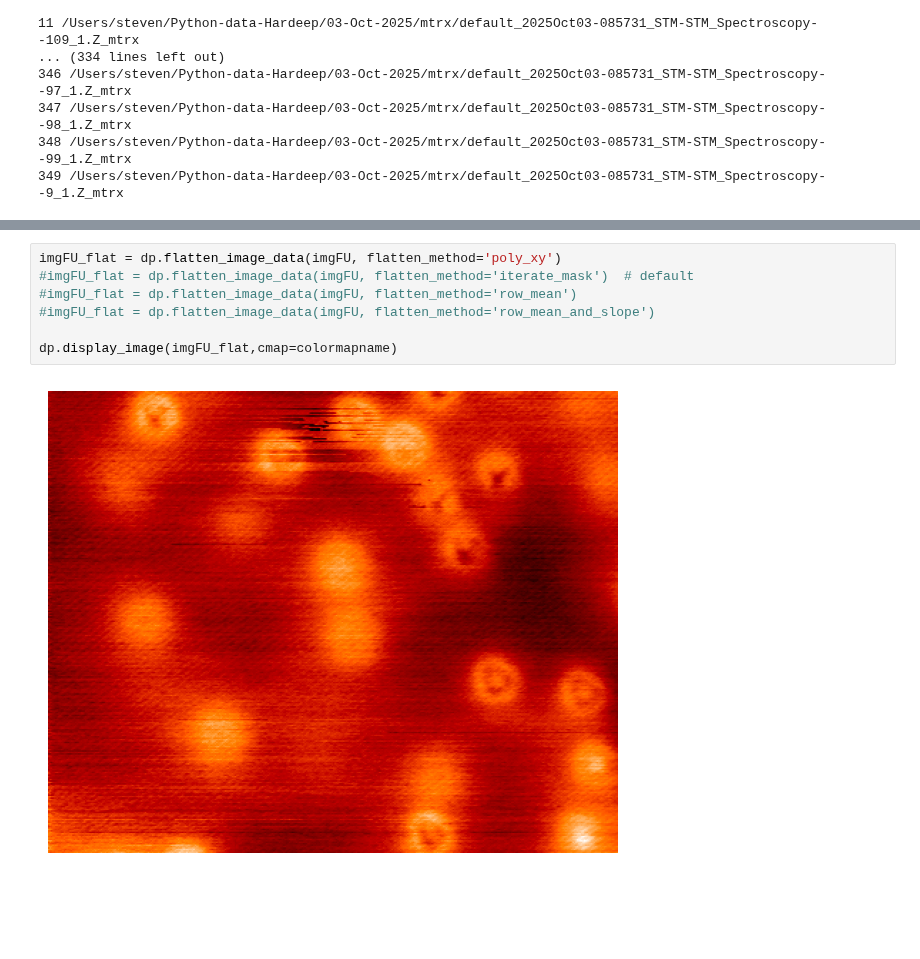
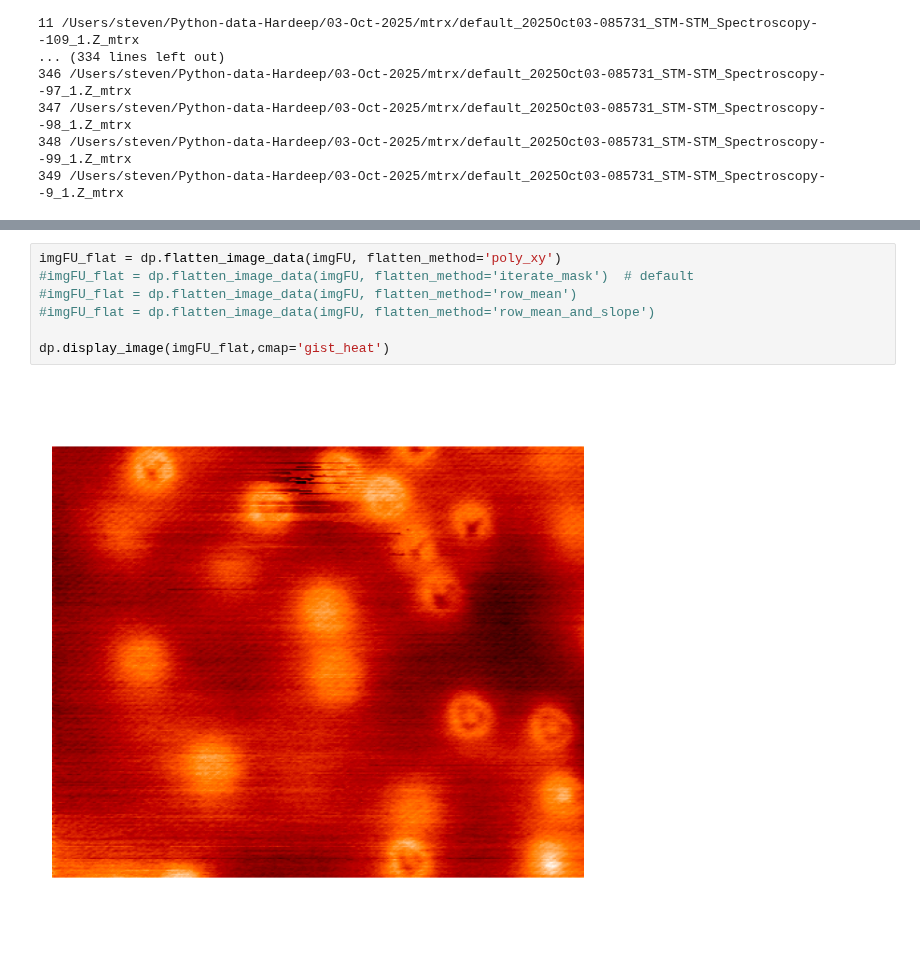
Before and after one commit to srschofield/SRSML24, a Jupyter notebook: notebooks/steven/radial_averaging.ipynb, the cells around one changed output, grey strips where cells are left out. Drawn from its saved outputs; the diff is of its cells as text; blank space fills up the shorter version.

```diff
--- a/notebooks/steven/radial_averaging.ipynb
+++ b/notebooks/steven/radial_averaging.ipynb
@@ -108,9 +106,9 @@ dp.display_image(imgFU,cmap=colormapname)
 # %%
 imgFU_flat = dp.flatten_image_data(imgFU, flatten_method='poly_xy')
 #imgFU_flat = dp.flatten_image_data(imgFU, flatten_method='iterate_mask')  # default
 #imgFU_flat = dp.flatten_image_data(imgFU, flatten_method='row_mean')
 #imgFU_flat = dp.flatten_image_data(imgFU, flatten_method='row_mean_and_slope')
 
-dp.display_image(imgFU_flat,cmap=colormapname)
+dp.display_image(imgFU_flat,cmap='gist_heat')
 # %% [output]
-[figure, old version]
+[figure, new version]
```
Also changed, not shown: parts of 11 cells of this notebook, 18 other files.
